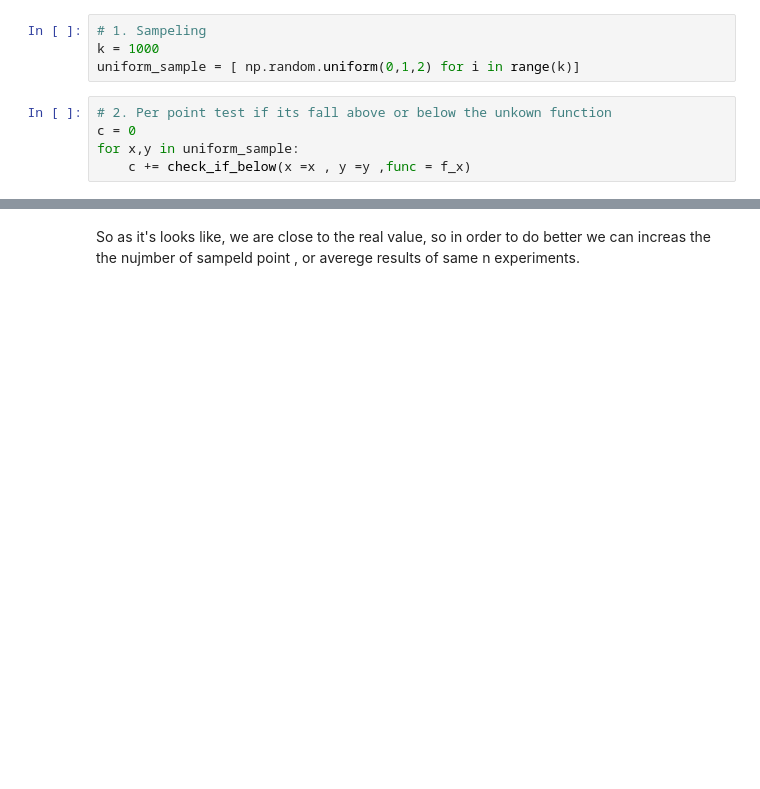
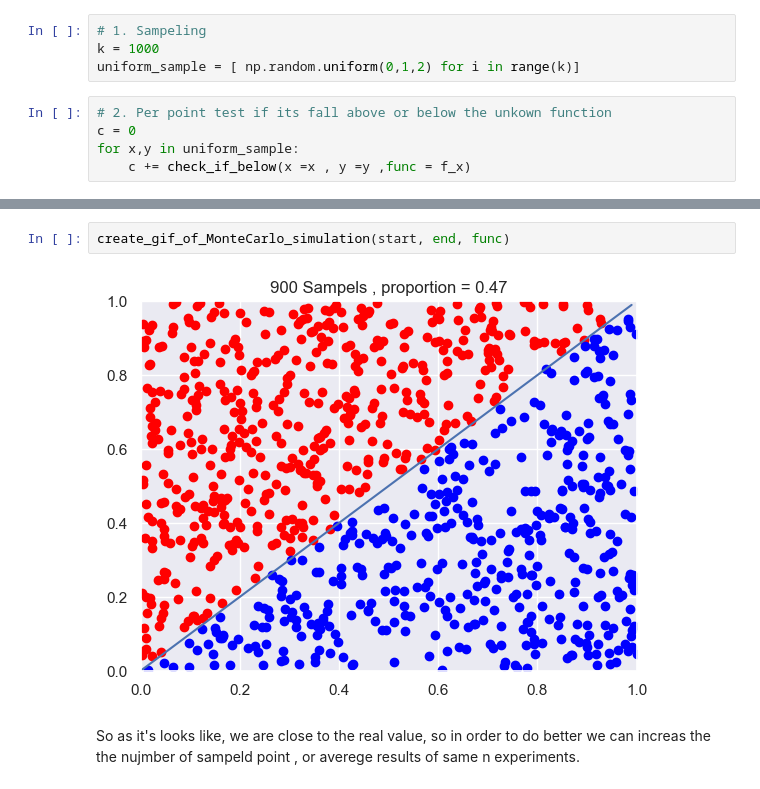
Before and after one commit to razisamuely/DataScience-TakeHomeAssignment-FunctionEstimation, a Jupyter notebook: Untitled.ipynb, the cells around one changed output, grey strips where cells are left out. Drawn from its saved outputs; the diff is of its cells as text; blank space fills up the shorter version.

```diff
--- a/Untitled.ipynb
+++ b/Untitled.ipynb
@@ -82,3 +99,7 @@ print(p)
+# %%
+create_gif_of_MonteCarlo_simulation(start, end, func)
+# %% [output]
+[figure, added]
 # %% [markdown]
 So as it's looks like, we are close to the real value, so in order to do better we can increas the the nujmber of sampeld point , or averege results of same n experiments.
 # %% [markdown]
```
Also changed, not shown: parts of 12 cells of this notebook, 5 other files.
